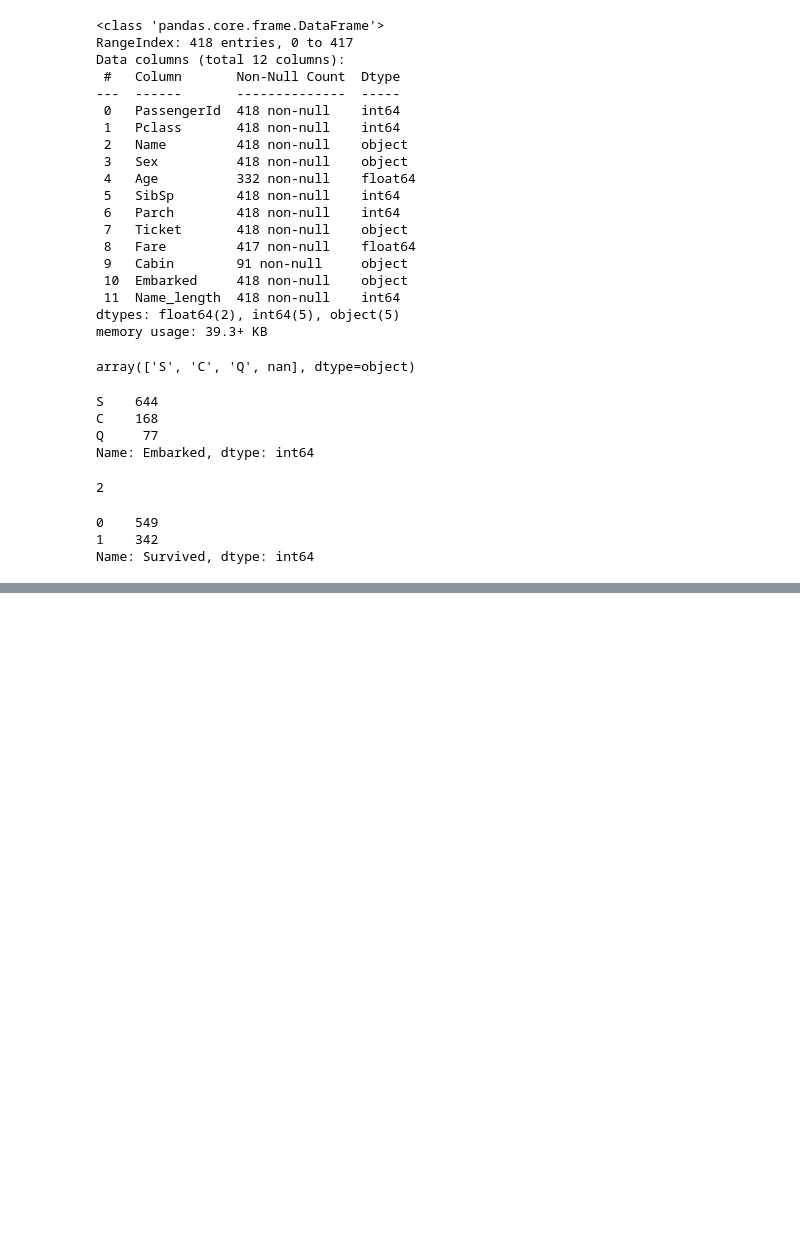
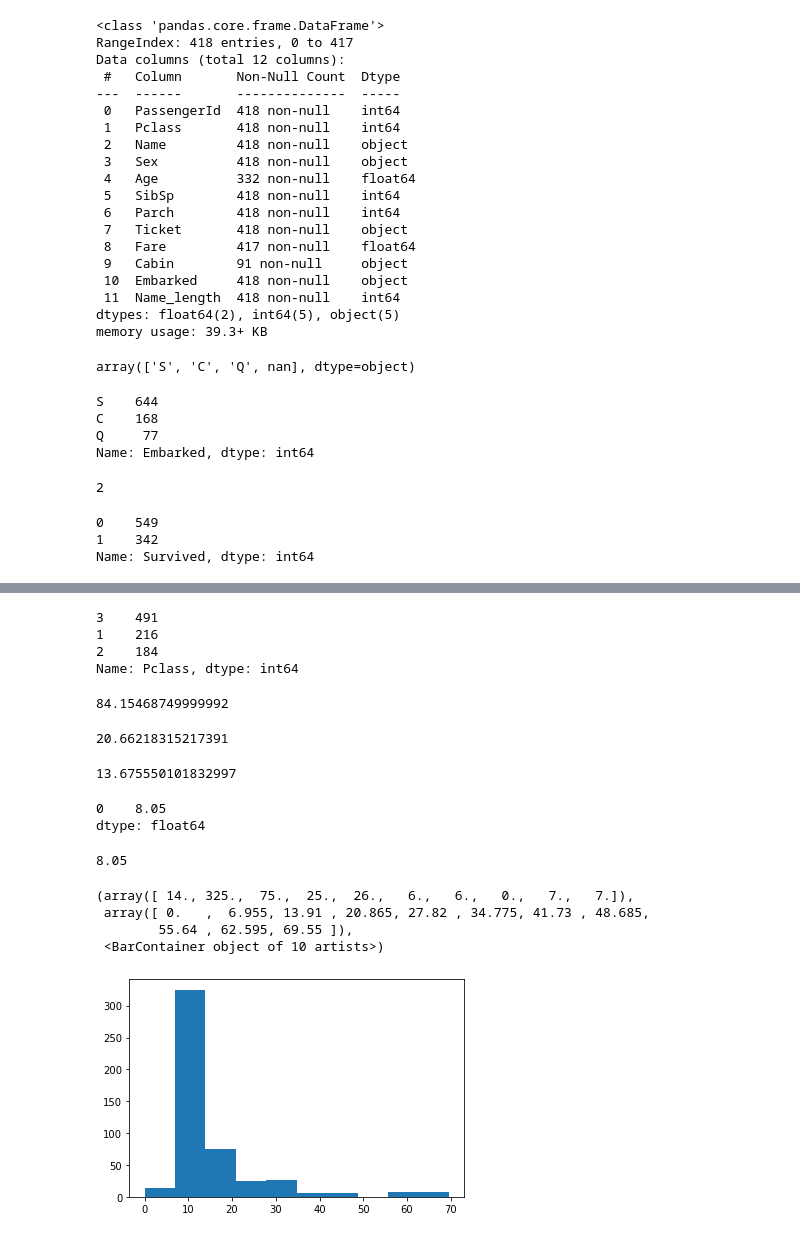
Before and after one commit to ducksfrogs/keras, a Jupyter notebook: jup/titanic.ipynb, the cells around one changed output, grey strips where cells are left out. Saved outputs shown, nothing was run; the diff lists cells and outputs as text; code cells hidden in the pictures; blank space fills up the shorter version.

```diff
--- a/jup/titanic.ipynb
+++ b/jup/titanic.ipynb
@@ -126,0 +233,36 @@ Name: Survived, dtype: int64
+# %%
+train['Pclass'].value_counts()
+# %% [output]
+3    491
+1    216
+2    184
+Name: Pclass, dtype: int64
+# %%
+train[train['Pclass'] == 1]['Fare'].mean()
+# %% [output]
+84.15468749999992
+# %%
+train[train['Pclass'] == 2]['Fare'].mean()
+# %% [output]
+20.66218315217391
+# %%
+train[train['Pclass'] == 3]['Fare'].mean()
+# %% [output]
+13.675550101832997
+# %%
+train[train['Pclass'] == 3]['Fare'].mode()
+# %% [output]
+0    8.05
+dtype: float64
+# %%
+train[train['Pclass'] == 3]['Fare'].median()
+# %% [output]
+8.05
+# %%
+plt.hist(train[train['Pclass'] == 3]['Fare'])
+# %% [output]
+(array([ 14., 325.,  75.,  25.,  26.,   6.,   6.,   0.,   7.,   7.]),
+ array([ 0.   ,  6.955, 13.91 , 20.865, 27.82 , 34.775, 41.73 , 48.685,
+        55.64 , 62.595, 69.55 ]),
+ <BarContainer object of 10 artists>)
+[figure, added]
```
Also changed, not shown: parts of 12 cells of this notebook, 1 other file.
